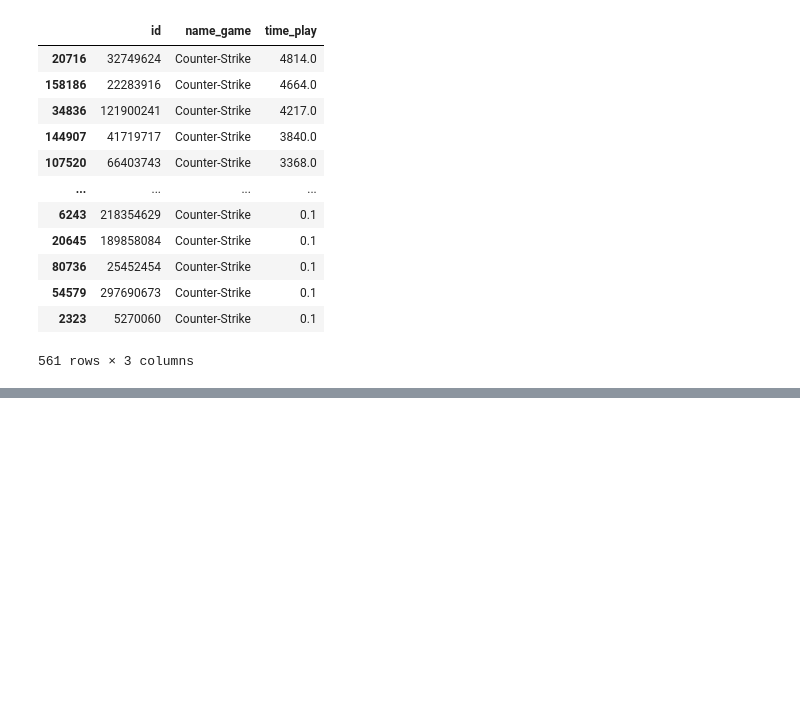
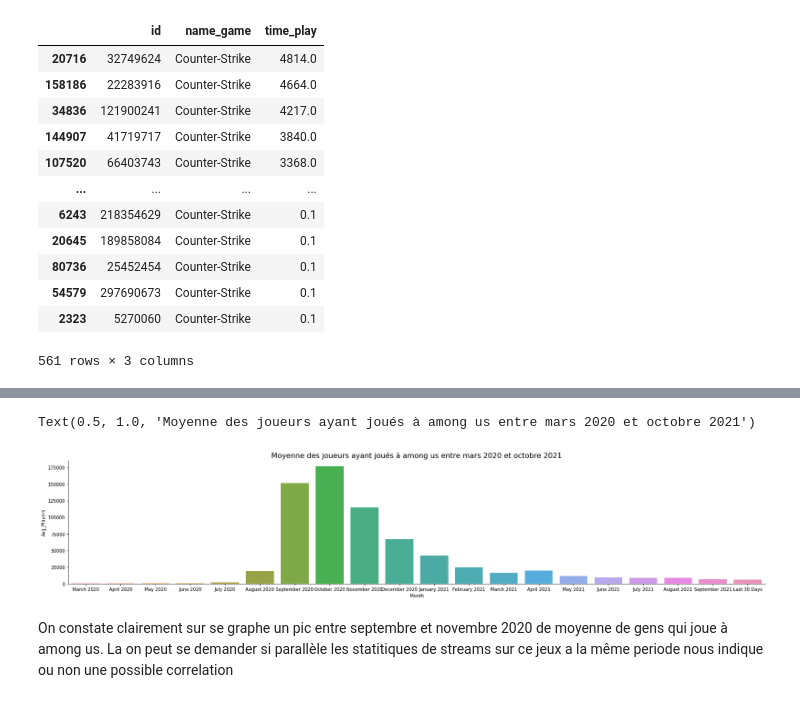
Before and after one commit to TenKaiMass/DataAnalys, a Jupyter notebook: projet.ipynb, the cells around one changed output, grey strips where cells are left out. Cells and saved outputs as stored; diff of their text form; code cells hidden in the pictures; blank space fills up the shorter version.

```diff
--- a/projet.ipynb
+++ b/projet.ipynb
@@ -136,0 +137,9 @@ sns.catplot(data=data_among,height=10, y='Peak_Players', x='Month',kind='bar')
+# %%
+title = "Moyenne des joueurs ayant joués à among us entre mars 2020 et octobre 2021"
+chart = sns.catplot(data=data_filter_among, height=4.5, y='Avg_Players', x='Month',kind='bar',aspect=5)
+plt.title(title,size=16)
+# %% [output]
+Text(0.5, 1.0, 'Moyenne des joueurs ayant joués à among us entre mars 2020 et octobre 2021')
+[figure, added]
+# %% [markdown]
+On constate clairement sur se graphe un pic entre septembre et novembre 2020 de moyenne de gens qui joue à among us. La on peut se demander si parallèle les statitiques de streams sur ce jeux a la même periode nous indique ou non une possible correlation
```
Also changed, not shown: parts of 10 cells of this notebook, 4 other files.
